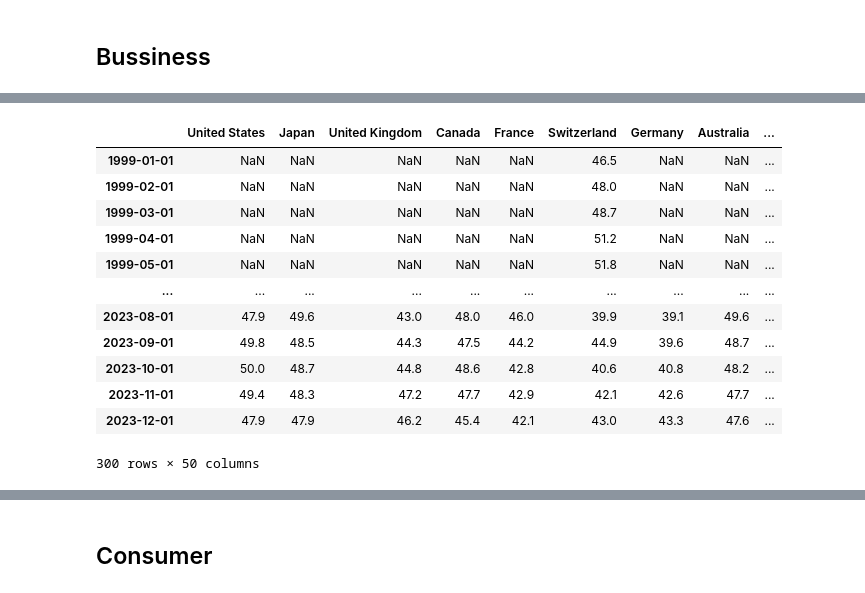
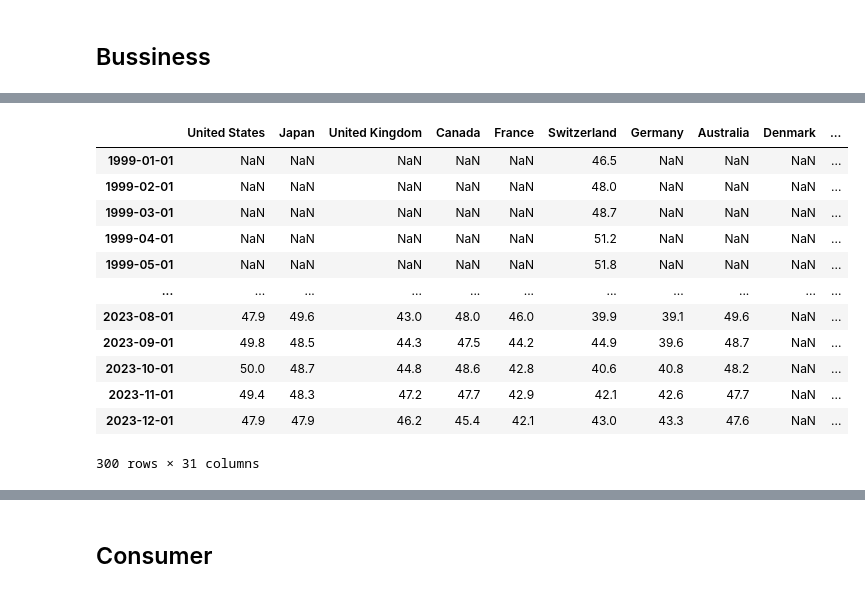
Before and after one commit to lharazin/TFM, a Jupyter notebook: Data/Investing_EconomicCalendar/calendar_preprocessing.ipynb, the cells around one changed output, grey strips where cells are left out. Cells and saved outputs as stored; diff of their text form; code cells hidden in the pictures.

```diff
--- a/Data/Investing_EconomicCalendar/calendar_preprocessing.ipynb
+++ b/Data/Investing_EconomicCalendar/calendar_preprocessing.ipynb
@@ -368,20 +356,20 @@ Data coverage since 2013 (30 countries): 77.6 %
 # %%
 df = preprocessor.transform_to_countries_df(manufacturing_pmi, freq='M')
-df
+df.dropna(thresh=5, axis=1)
 # %% [output]
-|  | United States | Japan | United Kingdom | Canada | France | Switzerland | Germany | Australia | ... |
-| 1999-01-01 | NaN | NaN | NaN | NaN | NaN | 46.5 | NaN | NaN | ... |
-| 1999-02-01 | NaN | NaN | NaN | NaN | NaN | 48.0 | NaN | NaN | ... |
-| 1999-03-01 | NaN | NaN | NaN | NaN | NaN | 48.7 | NaN | NaN | ... |
-| 1999-04-01 | NaN | NaN | NaN | NaN | NaN | 51.2 | NaN | NaN | ... |
-| 1999-05-01 | NaN | NaN | NaN | NaN | NaN | 51.8 | NaN | NaN | ... |
-| ... | ... | ... | ... | ... | ... | ... | ... | ... | ... |
-| 2023-08-01 | 47.9 | 49.6 | 43.0 | 48.0 | 46.0 | 39.9 | 39.1 | 49.6 | ... |
-| 2023-09-01 | 49.8 | 48.5 | 44.3 | 47.5 | 44.2 | 44.9 | 39.6 | 48.7 | ... |
-| 2023-10-01 | 50.0 | 48.7 | 44.8 | 48.6 | 42.8 | 40.6 | 40.8 | 48.2 | ... |
-| 2023-11-01 | 49.4 | 48.3 | 47.2 | 47.7 | 42.9 | 42.1 | 42.6 | 47.7 | ... |
-| 2023-12-01 | 47.9 | 47.9 | 46.2 | 45.4 | 42.1 | 43.0 | 43.3 | 47.6 | ... |
+|  | United States | Japan | United Kingdom | Canada | France | Switzerland | Germany | Australia | Denmark | ... |
+| 1999-01-01 | NaN | NaN | NaN | NaN | NaN | 46.5 | NaN | NaN | NaN | ... |
+| 1999-02-01 | NaN | NaN | NaN | NaN | NaN | 48.0 | NaN | NaN | NaN | ... |
+| 1999-03-01 | NaN | NaN | NaN | NaN | NaN | 48.7 | NaN | NaN | NaN | ... |
+| 1999-04-01 | NaN | NaN | NaN | NaN | NaN | 51.2 | NaN | NaN | NaN | ... |
+| 1999-05-01 | NaN | NaN | NaN | NaN | NaN | 51.8 | NaN | NaN | NaN | ... |
+| ... | ... | ... | ... | ... | ... | ... | ... | ... | ... | ... |
+| 2023-08-01 | 47.9 | 49.6 | 43.0 | 48.0 | 46.0 | 39.9 | 39.1 | 49.6 | NaN | ... |
+| 2023-09-01 | 49.8 | 48.5 | 44.3 | 47.5 | 44.2 | 44.9 | 39.6 | 48.7 | NaN | ... |
+| 2023-10-01 | 50.0 | 48.7 | 44.8 | 48.6 | 42.8 | 40.6 | 40.8 | 48.2 | NaN | ... |
+| 2023-11-01 | 49.4 | 48.3 | 47.2 | 47.7 | 42.9 | 42.1 | 42.6 | 47.7 | NaN | ... |
+| 2023-12-01 | 47.9 | 47.9 | 46.2 | 45.4 | 42.1 | 43.0 | 43.3 | 47.6 | NaN | ... |
-300 rows × 50 columns
+300 rows × 31 columns
 # %%
 services_pmi = preprocessor.process_pmi_indicator('Services PMI')
 services_pmi
```
Also changed, not shown: parts of 23 cells of this notebook, 3 other files.
